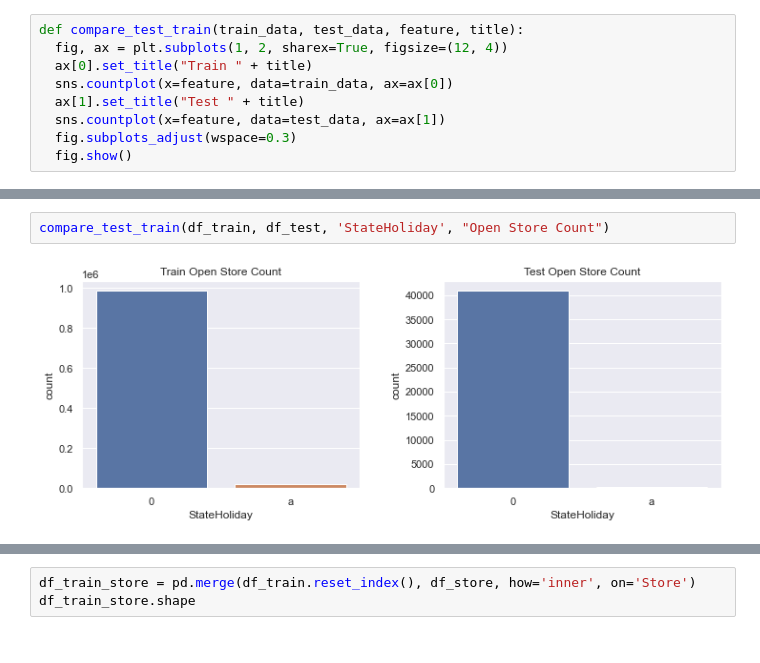
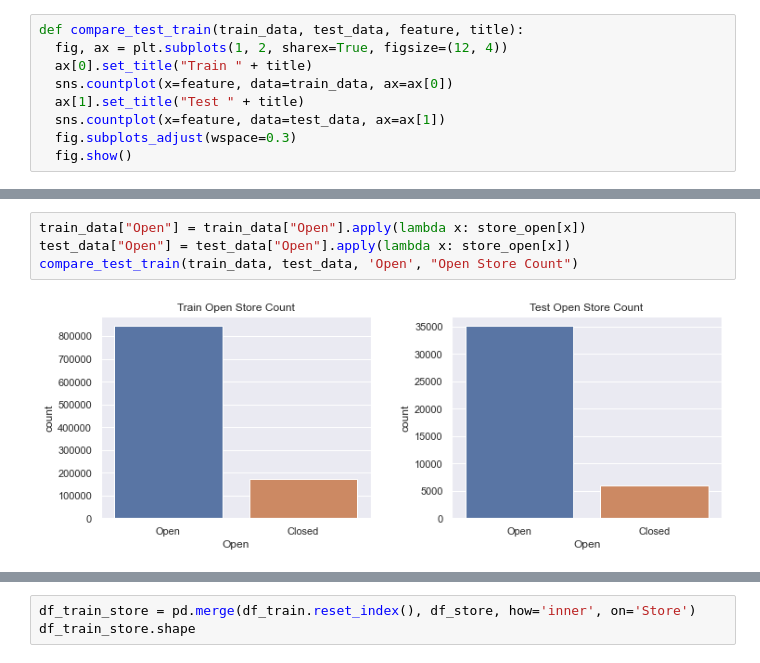
Before and after one commit to eandualem/PharmaceuticalSalesPrediction, a Jupyter notebook: notebooks/2.0 exploration.ipynb, the cells around one changed output, grey strips where cells are left out. Cells and saved outputs as stored; diff of their text form.

```diff
--- a/notebooks/2.0 exploration.ipynb
+++ b/notebooks/2.0 exploration.ipynb
@@ -159,4 +83,6 @@ plt.show()
-# %%
-compare_test_train(df_train, df_test, 'StateHoliday', "Open Store Count")
-# %% [output]
-[figure, removed]
+# %%
+train_data["Open"] = train_data["Open"].apply(lambda x: store_open[x])
+test_data["Open"] = test_data["Open"].apply(lambda x: store_open[x])
+compare_test_train(train_data, test_data, 'Open', "Open Store Count")
+# %% [output]
+[figure, added]
```
Also changed, not shown: parts of 81 cells of this notebook, 2 other files.
